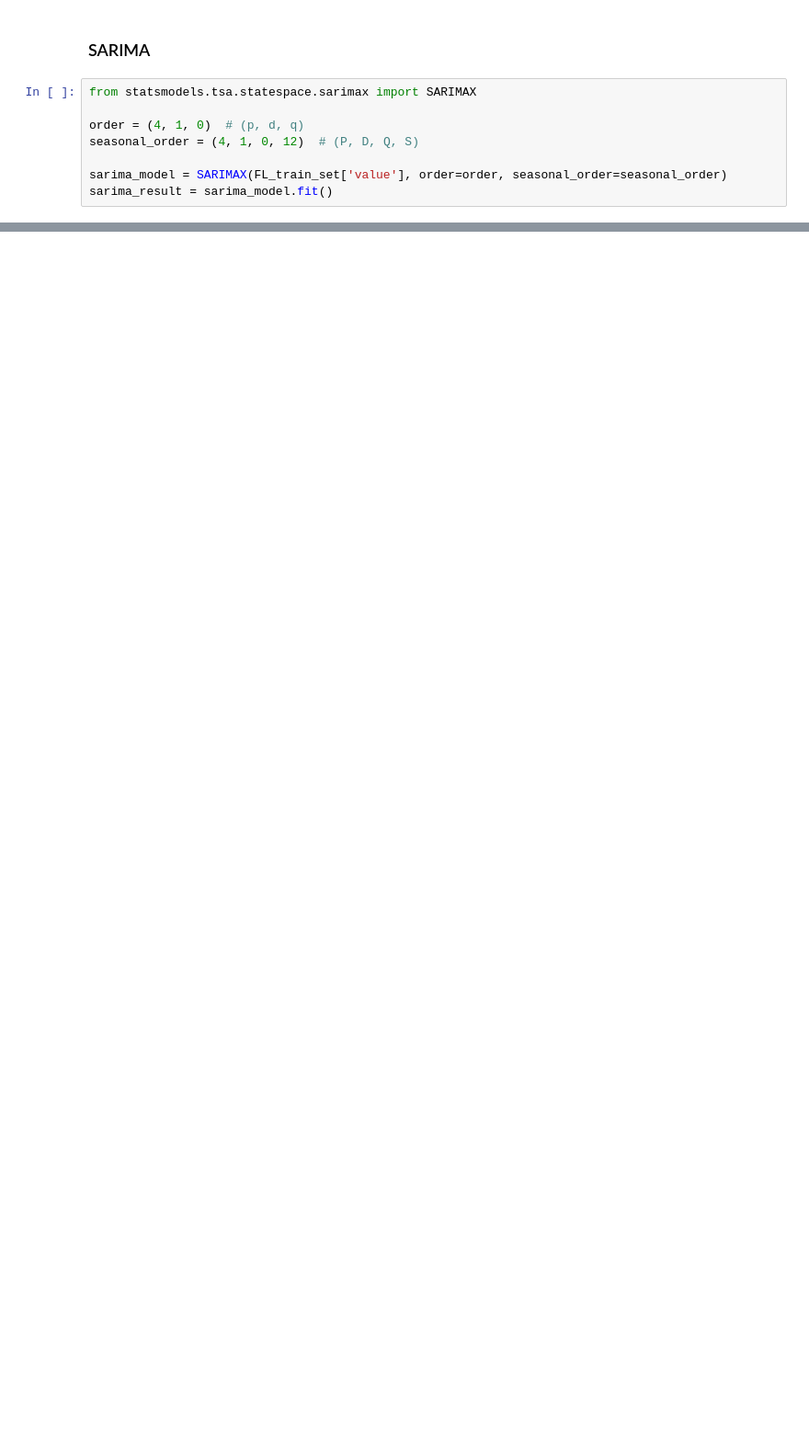
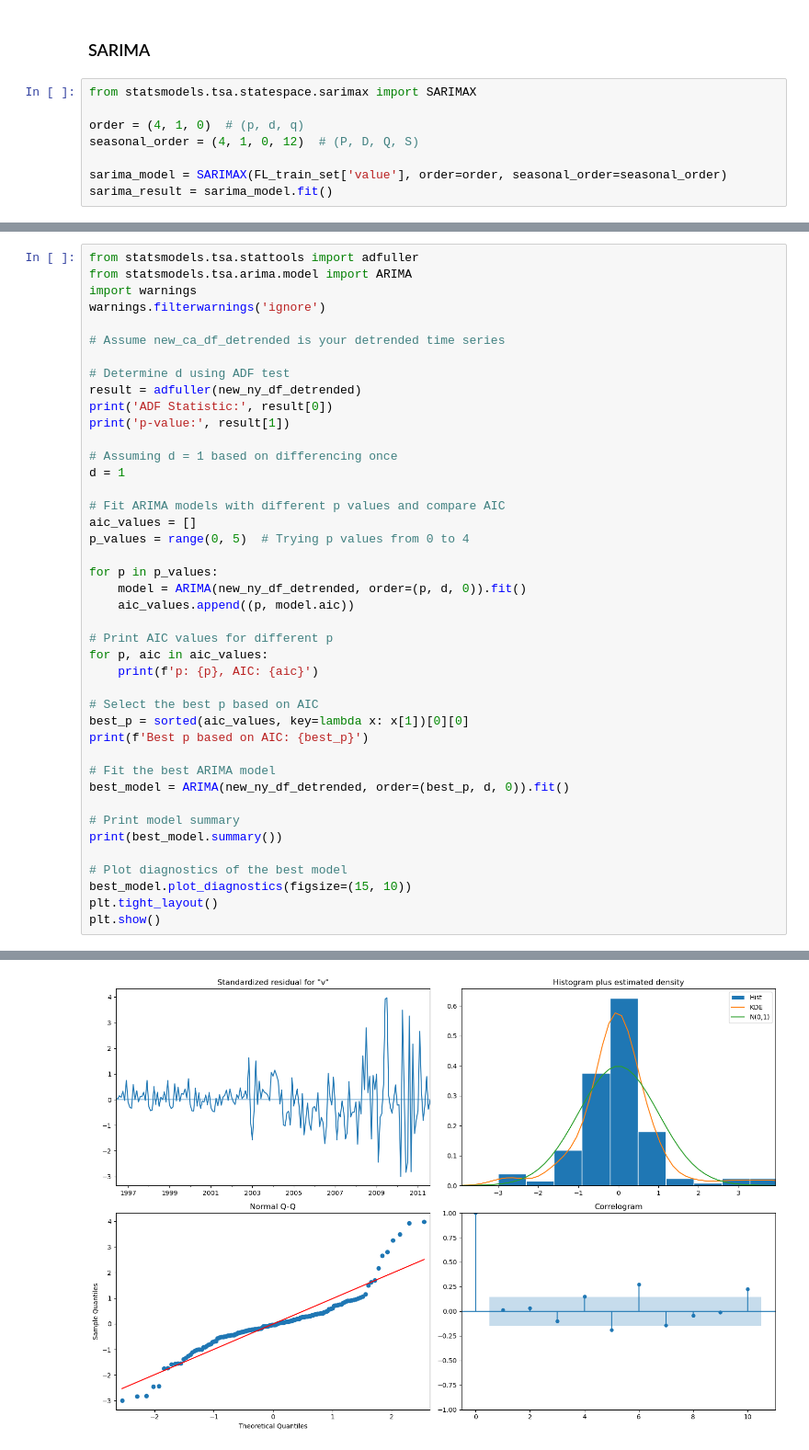
Before and after one commit to EdmundNyaribo/Phase-4-Project, a Jupyter notebook: Student.ipynb, the cells around one changed output, grey strips where cells are left out. Shown at 92% size. Cells and saved outputs as stored; diff of their text form; blank space fills up the shorter version.

```diff
--- a/Student.ipynb
+++ b/Student.ipynb
@@ -1818,0 +1973,43 @@ RMSE: 223982.30727220853
+# %%
+from statsmodels.tsa.stattools import adfuller
+from statsmodels.tsa.arima.model import ARIMA
+import warnings
+warnings.filterwarnings('ignore')
+
+# Assume new_ca_df_detrended is your detrended time series
+
+# Determine d using ADF test
+result = adfuller(new_ny_df_detrended)
+print('ADF Statistic:', result[0])
+print('p-value:', result[1])
+
+# Assuming d = 1 based on differencing once
+d = 1
+
+# Fit ARIMA models with different p values and compare AIC
+aic_values = []
+p_values = range(0, 5)  # Trying p values from 0 to 4
+
+for p in p_values:
+    model = ARIMA(new_ny_df_detrended, order=(p, d, 0)).fit()
+    aic_values.append((p, model.aic))
+
+# Print AIC values for different p
+for p, aic in aic_values:
+    print(f'p: {p}, AIC: {aic}')
+
+# Select the best p based on AIC
+best_p = sorted(aic_values, key=lambda x: x[1])[0][0]
+print(f'Best p based on AIC: {best_p}')
+
+# Fit the best ARIMA model
+best_model = ARIMA(new_ny_df_detrended, order=(best_p, d, 0)).fit()
+
+# Print model summary
+print(best_model.summary())
+
+# Plot diagnostics of the best model
+best_model.plot_diagnostics(figsize=(15, 10))
+plt.tight_layout()
+plt.show()
+# %% [output]
@@ -1818,0 +2033 @@ RMSE: 223982.30727220853
+[figure, added]
```
Also changed, not shown: parts of 66 cells of this notebook.
